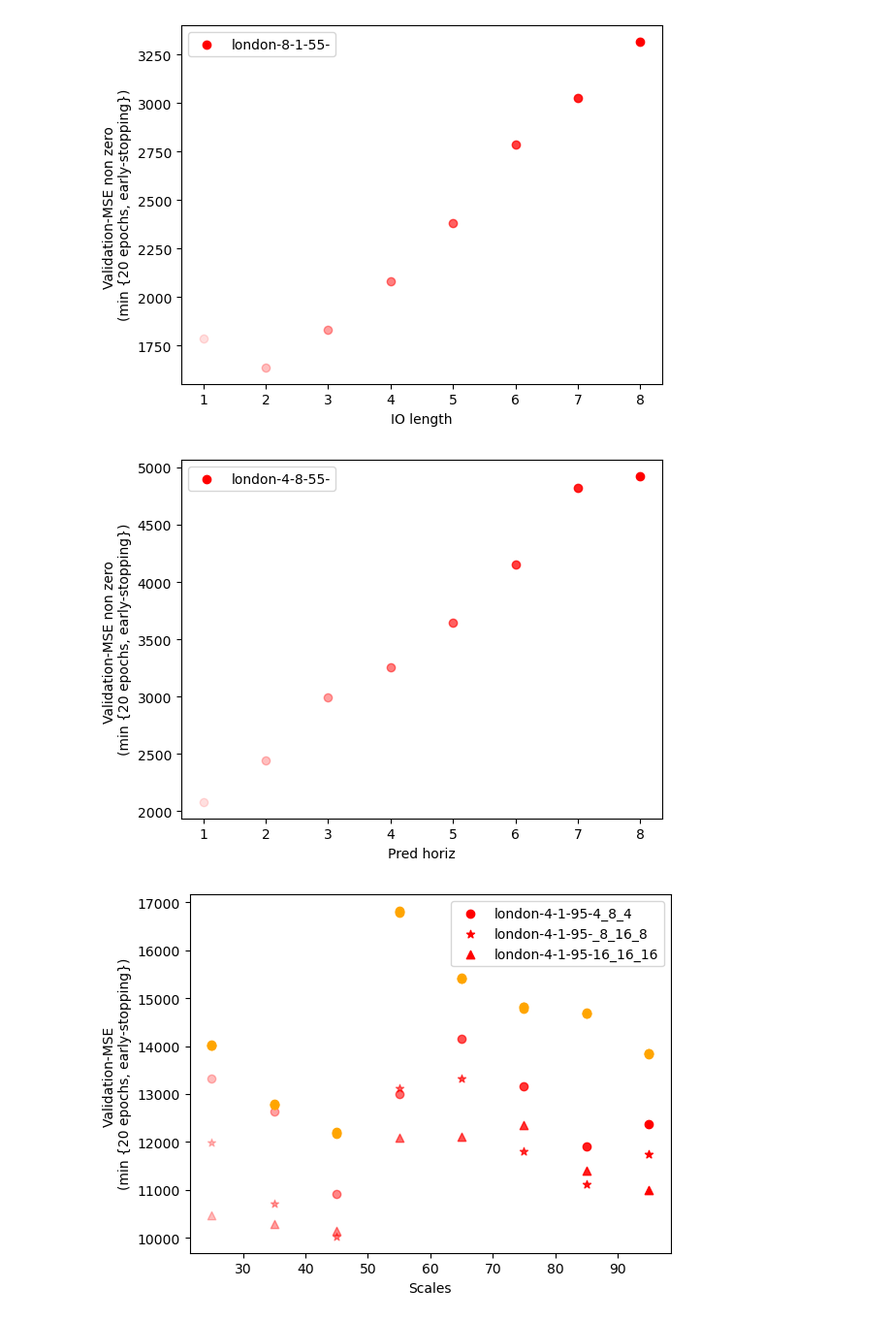
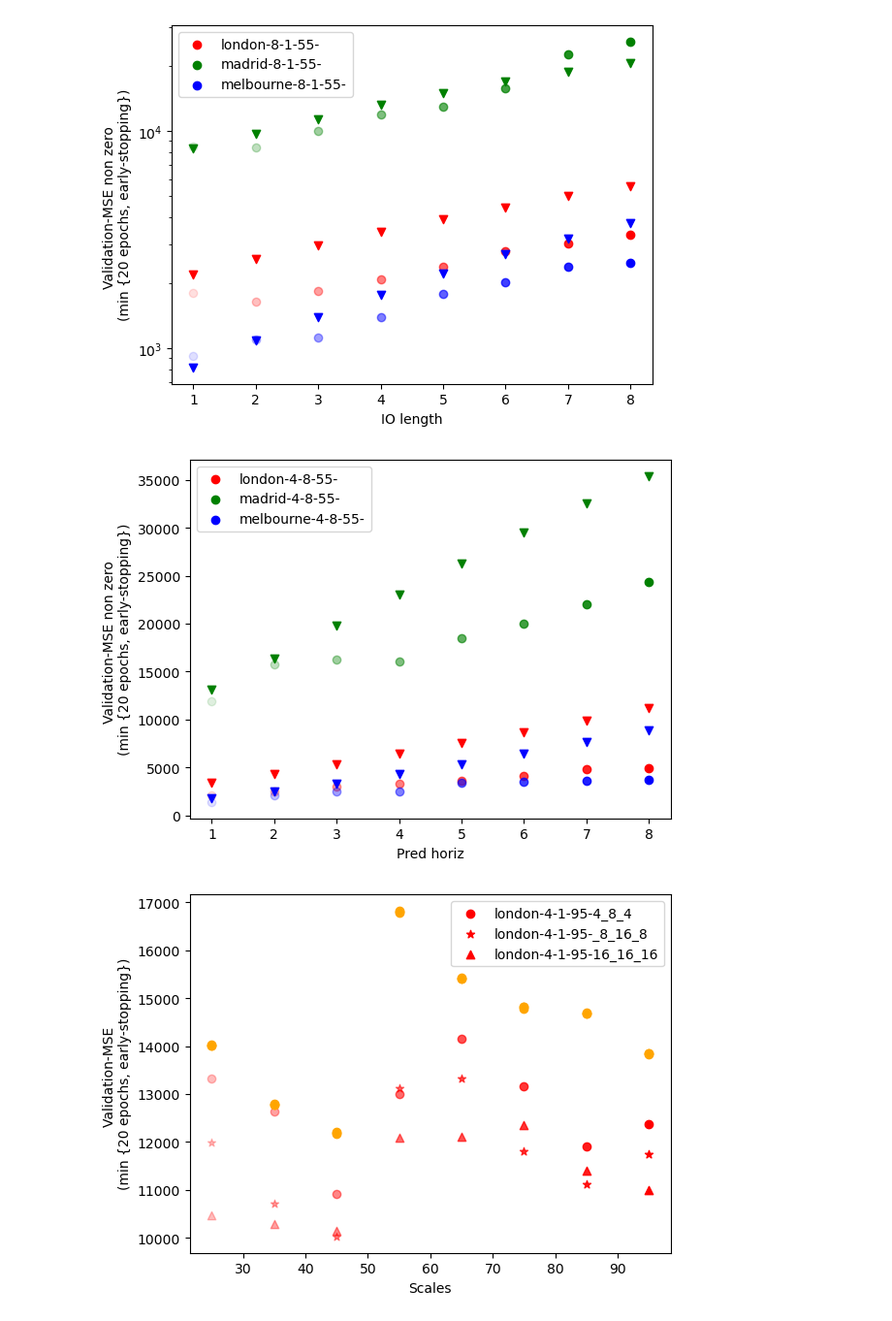
Before and after one commit to mie-lab/Complexity-Aware-Traffic-Prediction, a Jupyter notebook: exploration/CATP/plotting/analyse_validation_csv.ipynb, the cells around one changed output. Shown: that part at 97% size. Drawn from its saved outputs; the diff is of its cells as text; code cells hidden in the pictures.

```diff
--- a/exploration/CATP/plotting/analyse_validation_csv.ipynb
+++ b/exploration/CATP/plotting/analyse_validation_csv.ipynb
@@ -40,7 +40,7 @@ city_color = {"london" : "red",
 # %%
 
 # scales
-for city in ["london"]: # config.city_list:
+for city in config.city_list:
 
     cityname = city.lower()
 
@@ -113,6 +113,7 @@ for city in ["london"]: # config.city_list:
                             alpha=scale/105, \
                             label=prefix)
                     city_label_printed.append(cityname)
+                plt.scatter(scale, naive_model[-1], marker='v', color=city_color[cityname])
 
 
 
@@ -128,7 +230,7 @@ london  Empty/Not found, ignoring; plot will be missing
 # %%
 
 # scales
-for city in ["london"]:#config.city_list:
+for city in config.city_list:
 
     cityname = city.lower()
 
@@ -182,10 +284,10 @@ for city in ["london"]:#config.city_list:
                     min_val_mse = min (min_val_mse, val_loss[-early_stopping])
                     min_val_mse_non_zero = min (min_val_mse_non_zero, val_non_zero_mse[-early_stopping])
 
-                if naive_model[-1] < min_val_mse_non_zero:
-                    # invalid, GIGO regime
-                    print ("GIGO case: ", prefix)
-                    continue
+                # if naive_model[-1] < min_val_mse_non_zero:
+                #     # invalid, GIGO regime
+                #     print ("GIGO case: ", prefix)
+                #     continue
 
                 if cityname in city_label_printed:
                     plt.scatter(i_o_length, min_val_mse_non_zero,
@@ -201,22 +303,22 @@ for city in ["london"]:#config.city_list:
                             alpha=i_o_length/max(config.i_o_lengths), \
                             label=prefix)
                     city_label_printed.append(cityname)
-                # plt.scatter(i_o_length, naive_model[-1], marker='v', color=city_color[cityname])
+                plt.scatter(i_o_length, naive_model[-1], marker='v', color=city_color[cityname])
 
 
 
 
 plt.xlabel("IO length")
 plt.ylabel("Validation-MSE non zero \n(min {20 epochs, early-stopping})")
-# plt.yscale('log')
+plt.yscale('log')
 plt.legend()
 plt.show()
 # %% [output]
-[figure, old version]
+[figure, new version]
 # %%
 
 # scales
-for city in ["london"]:# config.city_list:
+for city in config.city_list:
 
     cityname = city.lower()
 
@@ -271,35 +373,35 @@ for city in ["london"]:# config.city_list:
                     min_val_mse_non_zero = min (min_val_mse_non_zero, val_non_zero_mse[-early_stopping])
 
                 if naive_model[-1] < min_val_mse_non_zero:
                     # invalid, GIGO regime
                     print ("GIGO case: ", prefix)
                     continue
 
                 if cityname in city_label_printed:
                     plt.scatter(pred_horiz, min_val_mse_non_zero,
                              color=city_color[cityname],\
                             alpha=pred_horiz/max(config.pred_horiz))
                     # plt.scatter(scale, naive_model[-1],
                     #          color=city_color[cityname],\
                     #         alpha=scale/95,
                     #            marker="*")
                 else:
                     plt.scatter(pred_horiz, min_val_mse_non_zero,
                              color=city_color[cityname],\
                             alpha=pred_horiz/(max(config.pred_horiz)), \
                             label=prefix)
                     city_label_printed.append(cityname)
-                # plt.scatter(pred_horiz, naive_model[-1], marker='v', color=city_color[cityname])
+                plt.scatter(pred_horiz, naive_model[-1], marker='v', color=city_color[cityname])
 
 
 
 plt.xlabel("Pred horiz")
 plt.ylabel("Validation-MSE non zero \n(min {20 epochs, early-stopping})")
 # plt.yscale('log')
 plt.legend()
 plt.show()
 # %% [output]
-[figure, old version]
+[figure, new version]
 # %%
 
 # scales
```
Also changed, not shown: parts of 2 cells of this notebook, 14 other files.
